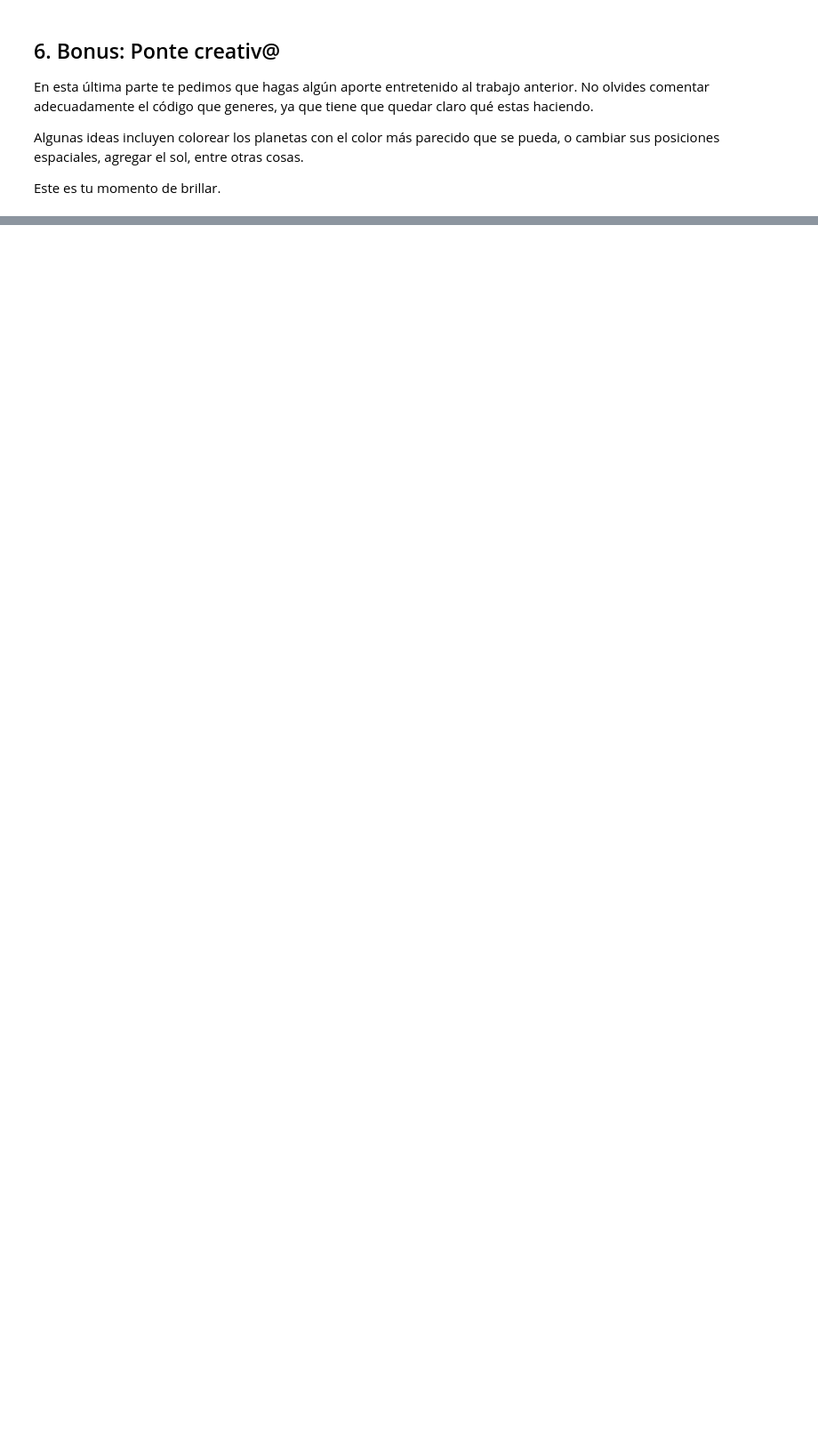
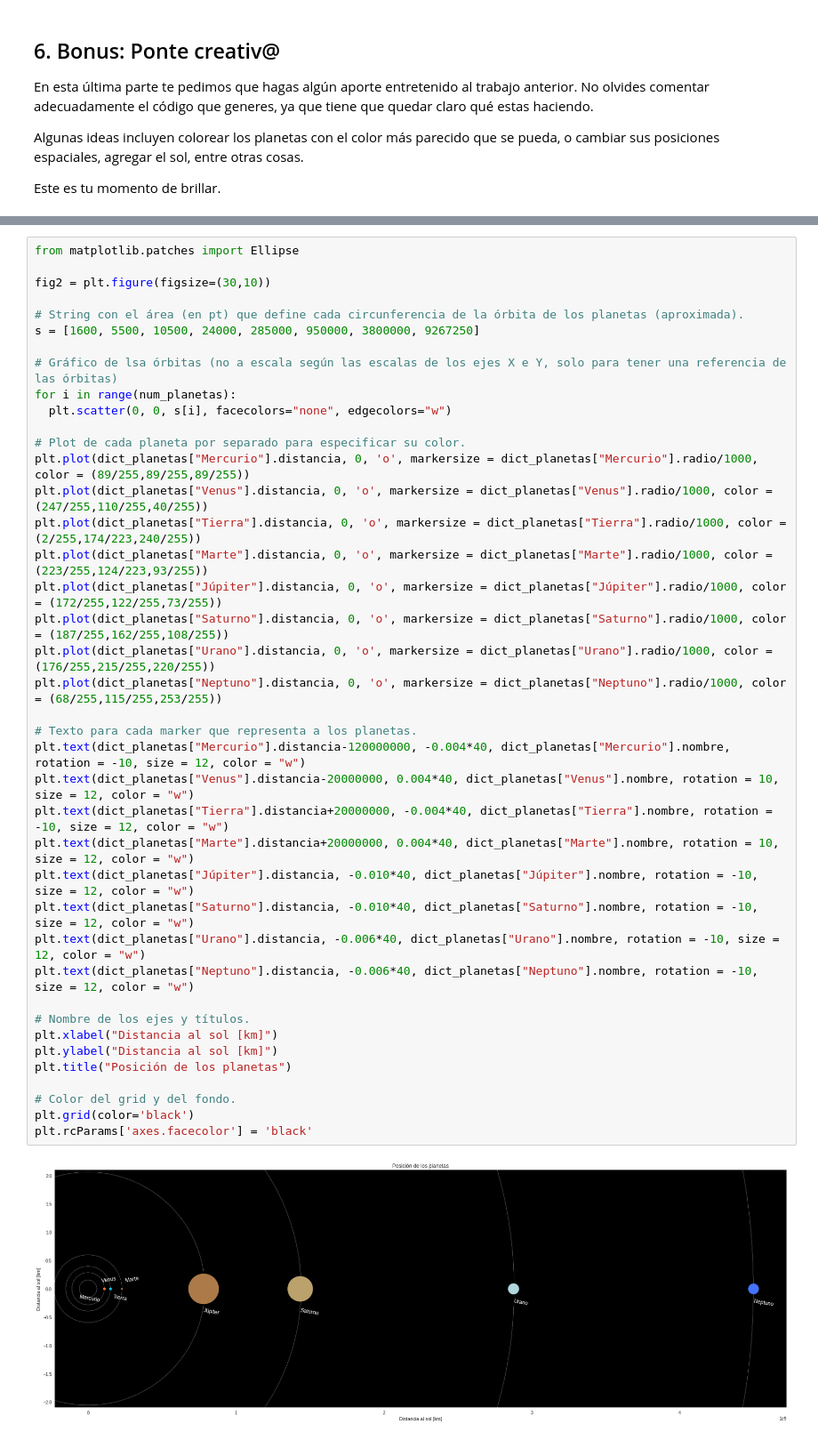
Before and after one commit to dvnielxy/minitarea1, a Jupyter notebook: minitarea1.ipynb, the cells around one changed output, grey strips where cells are left out. Shown: that part at 89% size. Cells and saved outputs as stored; diff of their text form; blank space fills up the shorter version.

```diff
--- a/minitarea1.ipynb
+++ b/minitarea1.ipynb
@@ -201,0 +218,42 @@ Text(0.5, 1.0, 'Posición de los planetas')
+# %%
+from matplotlib.patches import Ellipse
+
+fig2 = plt.figure(figsize=(30,10))
+
+# String con el área (en pt) que define cada circunferencia de la órbita de los planetas (aproximada).
+s = [1600, 5500, 10500, 24000, 285000, 950000, 3800000, 9267250]
+
+# Gráfico de lsa órbitas (no a escala según las escalas de los ejes X e Y, solo para tener una referencia de las órbitas)
+for i in range(num_planetas):
+  plt.scatter(0, 0, s[i], facecolors="none", edgecolors="w")
+
+# Plot de cada planeta por separado para especificar su color.
+plt.plot(dict_planetas["Mercurio"].distancia, 0, 'o', markersize = dict_planetas["Mercurio"].radio/1000, color = (89/255,89/255,89/255))
+plt.plot(dict_planetas["Venus"].distancia, 0, 'o', markersize = dict_planetas["Venus"].radio/1000, color = (247/255,110/255,40/255))
+plt.plot(dict_planetas["Tierra"].distancia, 0, 'o', markersize = dict_planetas["Tierra"].radio/1000, color = (2/255,174/223,240/255))
+plt.plot(dict_planetas["Marte"].distancia, 0, 'o', markersize = dict_planetas["Marte"].radio/1000, color = (223/255,124/223,93/255))
+plt.plot(dict_planetas["Júpiter"].distancia, 0, 'o', markersize = dict_planetas["Júpiter"].radio/1000, color = (172/255,122/255,73/255))
+plt.plot(dict_planetas["Saturno"].distancia, 0, 'o', markersize = dict_planetas["Saturno"].radio/1000, color = (187/255,162/255,108/255))
+plt.plot(dict_planetas["Urano"].distancia, 0, 'o', markersize = dict_planetas["Urano"].radio/1000, color = (176/255,215/255,220/255))
+plt.plot(dict_planetas["Neptuno"].distancia, 0, 'o', markersize = dict_planetas["Neptuno"].radio/1000, color = (68/255,115/255,253/255))
+
+# Texto para cada marker que representa a los planetas.
+plt.text(dict_planetas["Mercurio"].distancia-120000000, -0.004*40, dict_planetas["Mercurio"].nombre, rotation = -10, size = 12, color = "w")
+plt.text(dict_planetas["Venus"].distancia-20000000, 0.004*40, dict_planetas["Venus"].nombre, rotation = 10, size = 12, color = "w")
+plt.text(dict_planetas["Tierra"].distancia+20000000, -0.004*40, dict_planetas["Tierra"].nombre, rotation = -10, size = 12, color = "w")
+plt.text(dict_planetas["Marte"].distancia+20000000, 0.004*40, dict_planetas["Marte"].nombre, rotation = 10, size = 12, color = "w")
+plt.text(dict_planetas["Júpiter"].distancia, -0.010*40, dict_planetas["Júpiter"].nombre, rotation = -10, size = 12, color = "w")
+plt.text(dict_planetas["Saturno"].distancia, -0.010*40, dict_planetas["Saturno"].nombre, rotation = -10, size = 12, color = "w")
+plt.text(dict_planetas["Urano"].distancia, -0.006*40, dict_planetas["Urano"].nombre, rotation = -10, size = 12, color = "w")
+plt.text(dict_planetas["Neptuno"].distancia, -0.006*40, dict_planetas["Neptuno"].nombre, rotation = -10, size = 12, color = "w")
+
+# Nombre de los ejes y títulos.
+plt.xlabel("Distancia al sol [km]")
+plt.ylabel("Distancia al sol [km]")
+plt.title("Posición de los planetas")
+
+# Color del grid y del fondo.
+plt.grid(color='black')
+plt.rcParams['axes.facecolor'] = 'black'
+# %% [output]
+[figure, added]
```
Also changed, not shown: parts of 9 cells of this notebook.
